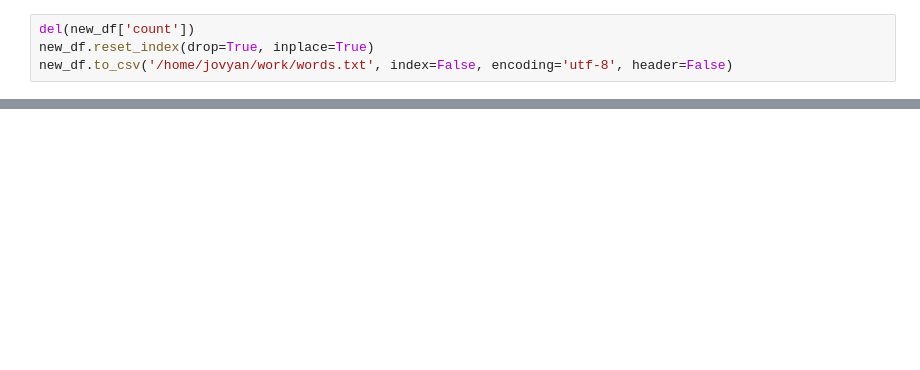
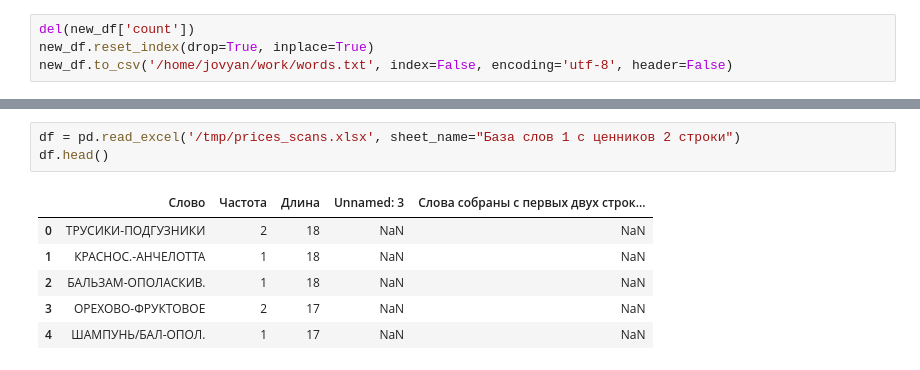
Before and after one commit to pauchai/llm_vision_ocr_experiments, a Jupyter notebook: notebooks/words_generation.ipynb, the cells around one changed output, grey strips where cells are left out. Drawn from its saved outputs; the diff is of its cells as text; blank space fills up the shorter version.

```diff
--- a/notebooks/words_generation.ipynb
+++ b/notebooks/words_generation.ipynb
@@ -96,0 +109,10 @@ new_df.to_csv('/home/jovyan/work/words.txt', index=False, encoding='utf-8', head
+# %%
+df = pd.read_excel('/tmp/prices_scans.xlsx', sheet_name="База слов 1 с ценников 2 строки")
+df.head()
+# %% [output]
+|  | Слово | Частота | Длина | Unnamed: 3 | Слова собраны с первых двух строк... |
+| 0 | ТРУСИКИ-ПОДГУЗНИКИ | 2 | 18 | NaN | NaN |
+| 1 | КРАСНОС.-АНЧЕЛОТТА | 1 | 18 | NaN | NaN |
+| 2 | БАЛЬЗАМ-ОПОЛАСКИВ. | 1 | 18 | NaN | NaN |
+| 3 | ОРЕХОВО-ФРУКТОВОЕ | 2 | 17 | NaN | NaN |
+| 4 | ШАМПУНЬ/БАЛ-ОПОЛ. | 1 | 17 | NaN | NaN |
```
Also changed, not shown: parts of 25 cells of this notebook, 4 other files.
